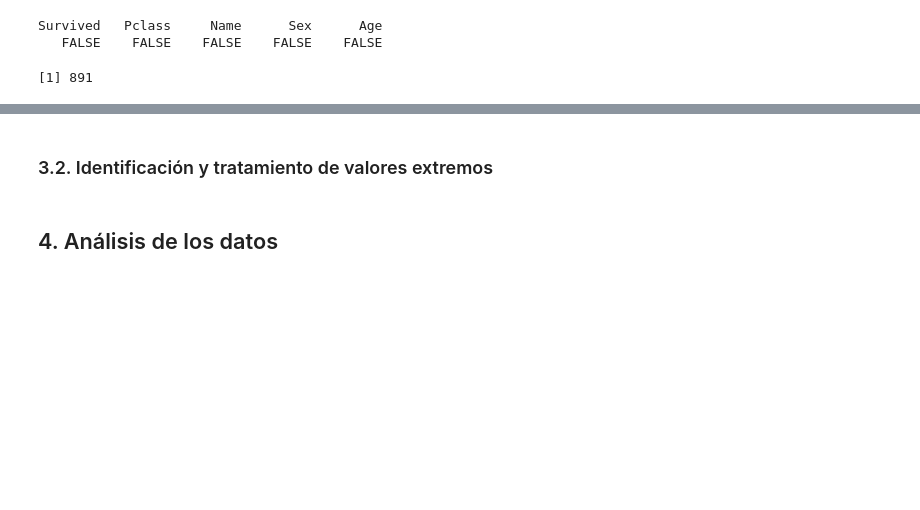
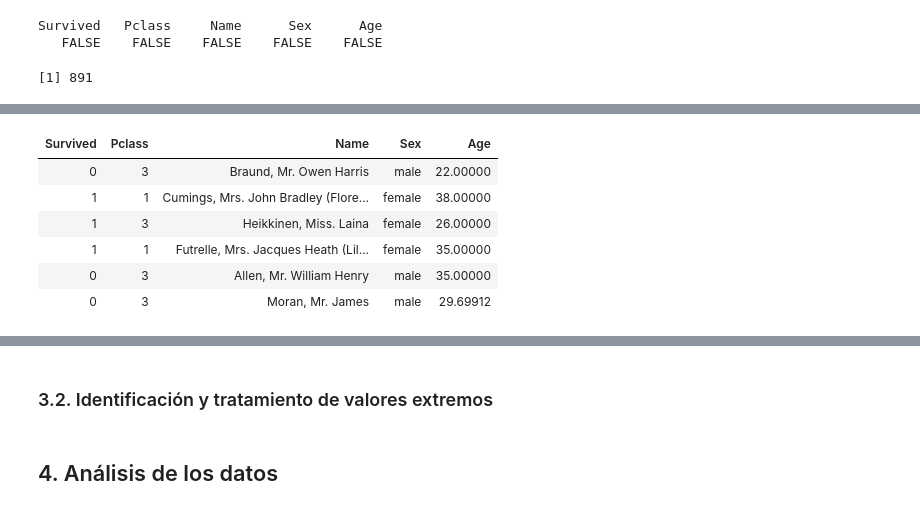
Before and after one commit to fernandoabcampos/titanic-data-cleaning-and-validation, a Jupyter notebook: Práctica 2 - Limpieza y validación de los datos - Titanic Kaggle Dataset.ipynb, the cells around one changed output, grey strips where cells are left out. Cells and saved outputs as stored; diff of their text form; code cells hidden in the pictures; blank space fills up the shorter version.

```diff
--- a/Práctica 2 - Limpieza y validación de los datos - Titanic Kaggle Dataset.ipynb
+++ b/Práctica 2 - Limpieza y validación de los datos - Titanic Kaggle Dataset.ipynb
@@ -139,0 +152,10 @@ Survived   Pclass     Name      Sex      Age
+# %%
+head(df)
+# %% [output]
+| Survived | Pclass | Name | Sex | Age |
+| 0 | 3 | Braund, Mr. Owen Harris | male | 22.00000 |
+| 1 | 1 | Cumings, Mrs. John Bradley (Flore... | female | 38.00000 |
+| 1 | 3 | Heikkinen, Miss. Laina | female | 26.00000 |
+| 1 | 1 | Futrelle, Mrs. Jacques Heath (Lil... | female | 35.00000 |
+| 0 | 3 | Allen, Mr. William Henry | male | 35.00000 |
+| 0 | 3 | Moran, Mr. James | male | 29.69912 |
```
Also changed, not shown: parts of 2 cells of this notebook.
